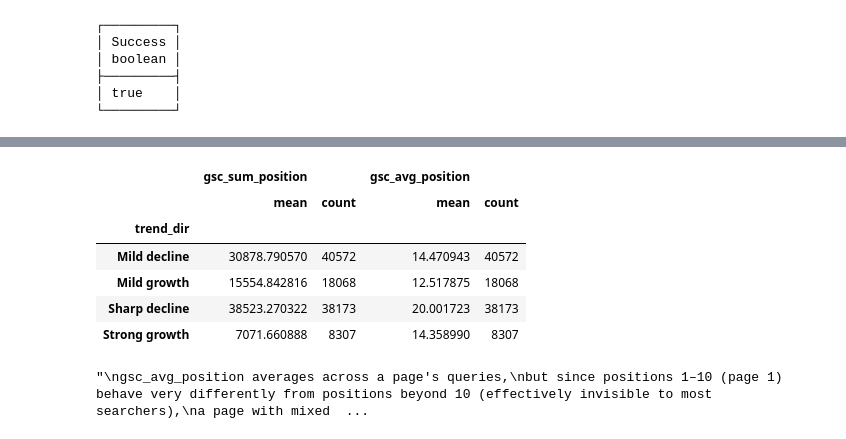
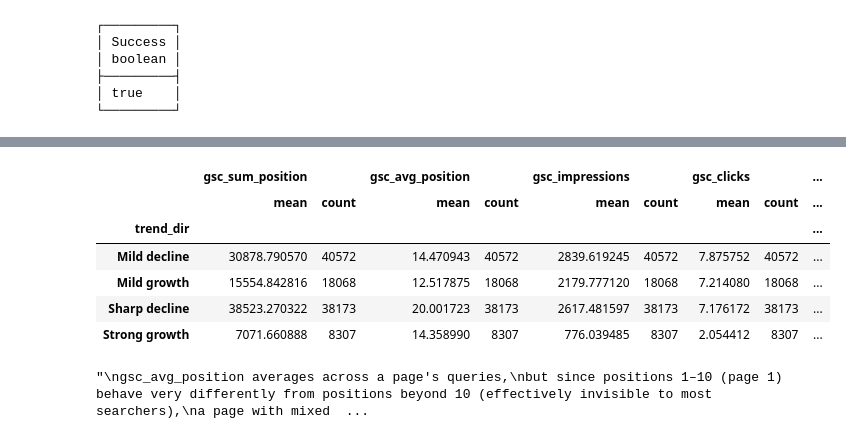
Before and after one commit to ammar-aa/Fly_rank_internship_repo, a Jupyter notebook: work/notebooks/w04_baseline_score.ipynb, the cells around one changed output, grey strips where cells are left out. Cells and saved outputs as stored; diff of their text form; code cells hidden in the pictures.

```diff
--- a/work/notebooks/w04_baseline_score.ipynb
+++ b/work/notebooks/w04_baseline_score.ipynb
@@ -58,3 +51,6 @@ SELECT SUM(gsc_impressions) AS gsc_impressions, client_hash_id, content_hash_id
 FROM 'hf://datasets/FlyRank/internship-warehouse/fact_content_daily_performance/month=2026-03/data_0.parquet'
 GROUP BY client_hash_id, content_hash_id
 """).df()
+# %%
+df['ctr'] = df['gsc_clicks']/df['gsc_impressions']
+df['ctr'].fillna(0, inplace=True)
@@ -75,6 +78,13 @@ df_trend['trend_pct'] = df_trend['trend_pct'].clip(lower=-clip_value, upper=clip
 df = df.groupby(['client_hash_id', 'content_hash_id'], as_index=False).agg(
     gsc_sum_position=('gsc_sum_position', 'sum'),
     gsc_avg_position=('gsc_avg_position', 'mean'),
+    gsc_impressions=('gsc_impressions', 'sum'),
+    gsc_clicks=('gsc_clicks', 'sum'),
+    ga4_pageviews=('ga4_pageviews', 'sum'),
+    ga4_sessions=('ga4_sessions', 'sum'),
+    ga4_users=('ga4_users', 'sum'),
+    ga4_engaged_sessions=('ga4_engaged_sessions', 'sum'),
+    ctr=('ctr', 'mean')
 )
 # %%
 df = df.merge(df_trend[['client_hash_id', 'content_hash_id', 'trend_pct']], on=['client_hash_id', 'content_hash_id'], how='left')
@@ -92,18 +102,25 @@ df['trend_dir'] = np.select(conditions, ranks, default=None)
 # %%
 display(df.groupby('trend_dir').agg(
     {
         'gsc_sum_position': ['mean', 'count'],
         'gsc_avg_position': ['mean', 'count'],
+        'gsc_impressions' : ['mean', 'count'],
+        'gsc_clicks' : ['mean', 'count'],
+        'ga4_pageviews' : ['mean', 'count'],
+        'ga4_sessions' : ['mean', 'count'],
+        'ga4_users' : ['mean', 'count'],
+        'ga4_engaged_sessions' : ['mean', 'count'],
+        'ctr' : ['mean', 'count'],
     }
 ))
 # %% [output]
-|  | gsc_sum_position |  | gsc_avg_position |  |
-|  | mean | count | mean | count |
-| trend_dir |  |  |  |  |
-| Mild decline | 30878.790570 | 40572 | 14.470943 | 40572 |
-| Mild growth | 15554.842816 | 18068 | 12.517875 | 18068 |
-| Sharp decline | 38523.270322 | 38173 | 20.001723 | 38173 |
-| Strong growth | 7071.660888 | 8307 | 14.358990 | 8307 |
+|  | gsc_sum_position |  | gsc_avg_position |  | gsc_impressions |  | gsc_clicks |  | ... |
+|  | mean | count | mean | count | mean | count | mean | count | ... |
+| trend_dir |  |  |  |  |  |  |  |  | ... |
+| Mild decline | 30878.790570 | 40572 | 14.470943 | 40572 | 2839.619245 | 40572 | 7.875752 | 40572 | ... |
+| Mild growth | 15554.842816 | 18068 | 12.517875 | 18068 | 2179.777120 | 18068 | 7.214080 | 18068 | ... |
+| Sharp decline | 38523.270322 | 38173 | 20.001723 | 38173 | 2617.481597 | 38173 | 7.176172 | 38173 | ... |
+| Strong growth | 7071.660888 | 8307 | 14.358990 | 8307 | 776.039485 | 8307 | 2.054412 | 8307 | ... |
 # %%
 """
 gsc_avg_position averages across a page's queries,
```
Also changed, not shown: parts of 4 cells of this notebook.
